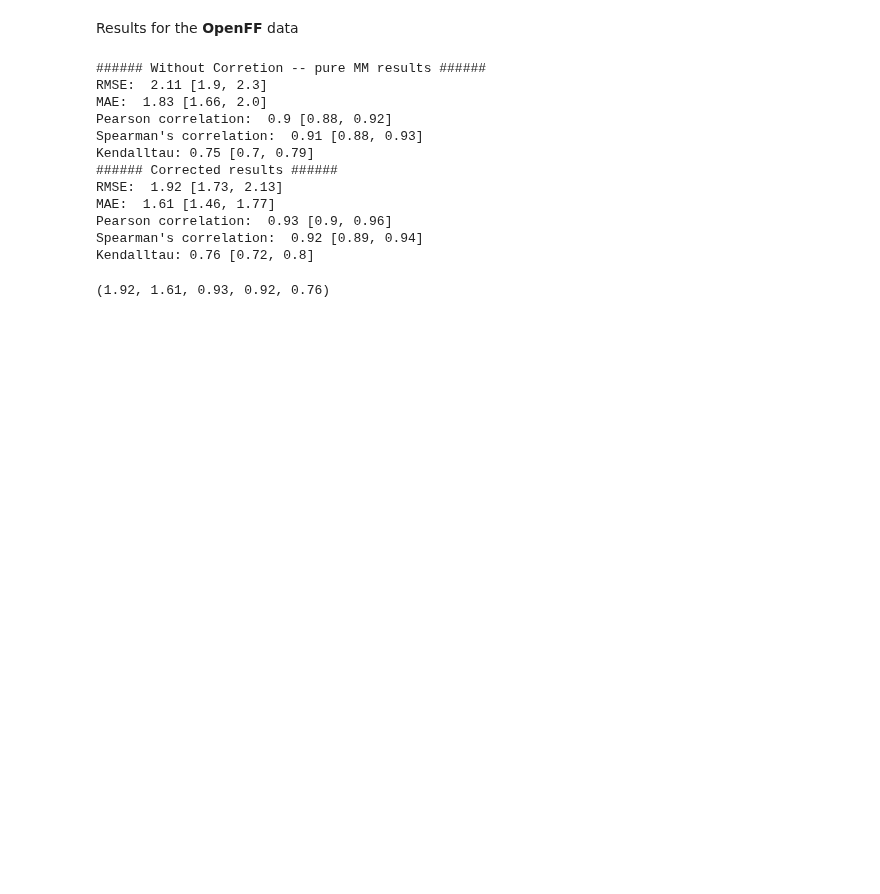
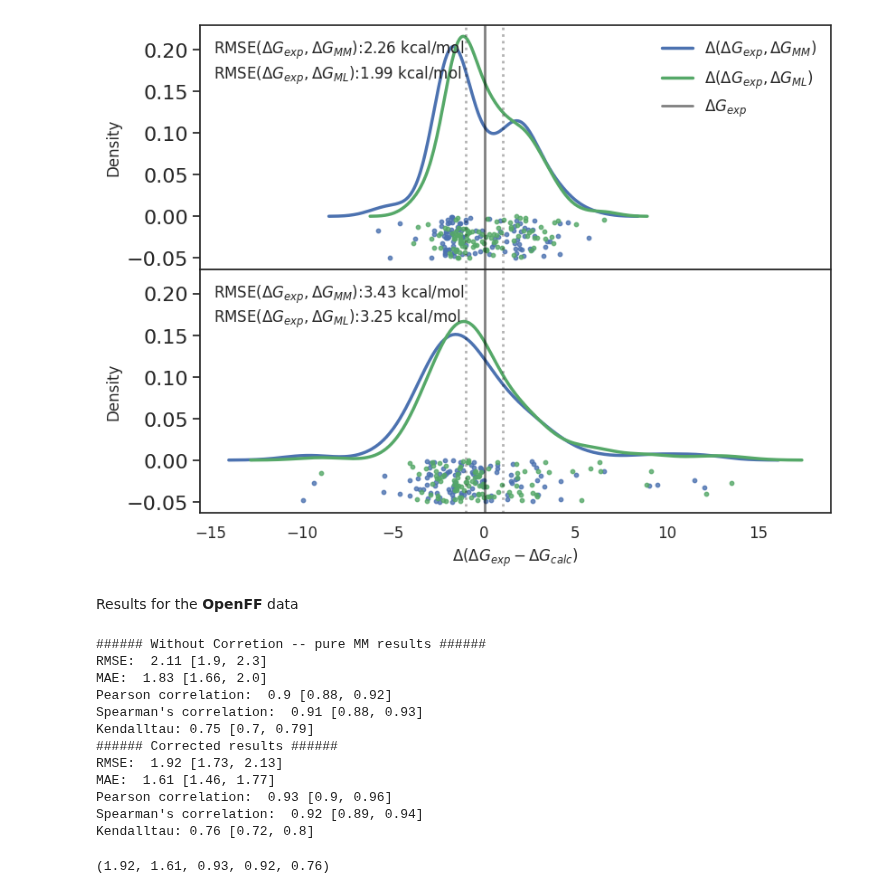
Before and after one commit to JohannesKarwou/notebooks, a Jupyter notebook: combinedDataset.ipynb, the cells around one changed output. Cells and saved outputs as stored; diff of their text form; code cells hidden in the pictures; blank space fills up the shorter version.

```diff
--- a/combinedDataset.ipynb
+++ b/combinedDataset.ipynb
@@ -329,0 +337,95 @@ plt.savefig("KDEallData.pdf",bbox_inches='tight')
+# %%
+colors = sns.color_palette("flare", n_colors = 201)
+
+fig, ax = plt.subplots(
+    2, 1, figsize=(9, 7), sharex=True, sharey=True,
+)
+fig.subplots_adjust(hspace=0, wspace=0.0)
+
+data["EXS correction"] = np.abs(data["ML-ASFE [kcal/mol]"]-data["MM-ASFE [kcal/mol]"])
+data = data.drop(data[np.abs(data['EXS correction']) < 0.1 ].index)
+
+sns.kdeplot(data=data["Exp [kcal/mol]"]-data["MM-ASFE [kcal/mol]"],lw=2.5,ax=ax[0], c=c1,label=r'$\Delta(\Delta G_{exp}, \Delta G_{MM}$)')
+sns.kdeplot(data=data["Exp [kcal/mol]"]-data["ML-ASFE [kcal/mol]"],lw=2.5, c=c3,ax=ax[0], label=r'$\Delta(\Delta G_{exp}, \Delta G_{ML}$)')
+
+ax[0].axvline(x=-1, color="black", lw=2,alpha=0.3, ls=":")
+ax[0].axvline(x=0.0, color="black", lw=2,alpha=0.5, ls="-", label=r"$\Delta G_{exp}$")
+ax[0].axvline(x=1, color="black", lw=2,alpha=0.3, ls=":")
+
+ax[0].scatter(
+    data["Exp [kcal/mol]"]-data["MM-ASFE [kcal/mol]"],
+    np.random.uniform(low= -.05, high=0.0, size=len(data["ML-ASFE [kcal/mol]"])),
+    s=10,
+    color=c1,
+    alpha=0.8,
+)
+ax[0].scatter(
+    data["Exp [kcal/mol]"]-data["ML-ASFE [kcal/mol]"],
+    np.random.uniform(low= -.05, high=0, size=len(data["ML-ASFE [kcal/mol]"])),
+    s=10,
+    color=c3,
+    alpha=0.8,
+)
+
+axs = plt.gca()
+rmse_mm = np.sqrt(np.mean((data["Exp [kcal/mol]"]-data["MM-ASFE [kcal/mol]"])**2))
+rmse_qml = np.sqrt(np.mean((data["Exp [kcal/mol]"]-data["ML-ASFE [kcal/mol]"])**2))
+
+
+at = AnchoredText(
+    f'RMSE$(\Delta G_{{exp}}, \Delta G_{{MM}})$:{rmse_mm:.2f} kcal/mol\nRMSE$(\Delta G_{{exp}}, \Delta G_{{ML}}$):{rmse_qml:.2f} kcal/mol',
+    prop={"fontsize": 12},
+    frameon=False,
+    loc="upper left",
+    # bbox_to_anchor=(0.5, 1.15),
+    bbox_transform=ax[0].transAxes,
+)
+# at.patch.set_boxstyle("round,pad=0.,rounding_size=0.2")
+ax[0].add_artist(at)
+
+
+########### Second PLOT - CGENFF ############
+
+sns.kdeplot(data=data["Exp [kcal/mol]"]-data["dG (TF) lrc"],lw=2.5,ax=ax[1], c=c1,label=r'$\Delta(\Delta G_{exp}, \Delta G_{MM}$)')
+sns.kdeplot(data=data["Exp [kcal/mol]"]-data["Jar result"],lw=2.5, c=c3,ax=ax[1], label=r'$\Delta(\Delta G_{exp}, \Delta G_{ML}$)')
+
+ax[1].axvline(x=-1, color="black", lw=2,alpha=0.3, ls=":")
+ax[1].axvline(x=0.0, color="black", lw=2,alpha=0.5, ls="-", label=r"$\Delta G_{exp}$")
+ax[1].axvline(x=1, color="black", lw=2,alpha=0.3, ls=":")
+
+ax[1].scatter(
+    data["Exp [kcal/mol]"]-data["dG (TF) lrc"],
+    np.random.uniform(low= -.05, high=0.0, size=len(data["Jar result"])),
+    s=10,
+    color=c1,
+    alpha=0.8,
+)
+ax[1].scatter(
+    data["Exp [kcal/mol]"]-data["Jar result"],
+    np.random.uniform(low= -.05, high=0, size=len(data["Jar result"])),
+    s=10,
+    color=c3,
+    alpha=0.8,
+)
+
+axs = plt.gca()
+rmse_mm = np.sqrt(np.mean((data["Exp [kcal/mol]"]-data["dG (TF) lrc"])**2))
+rmse_qml = np.sqrt(np.mean((data["Exp [kcal/mol]"]-data["Jar result"])**2))
+
+
+at = AnchoredText(
+    f'RMSE$(\Delta G_{{exp}}, \Delta G_{{MM}})$:{rmse_mm:.2f} kcal/mol\nRMSE$(\Delta G_{{exp}}, \Delta G_{{ML}}$):{rmse_qml:.2f} kcal/mol',
+    prop={"fontsize": 12},
+    frameon=False,
+    loc="upper left",
+    # bbox_to_anchor=(0.5, 1.15),
+    bbox_transform=ax[1].transAxes,
+)
+# at.patch.set_boxstyle("round,pad=0.,rounding_size=0.2")
+ax[1].add_artist(at)
+
+# plt.ylim([-0.06,0.4])
+ax[0].legend(fontsize=12, frameon=False)
+ax[1].set_xlabel(r"$\Delta(\Delta G_{{exp}}-\Delta G_{{calc}})$")
+# plt.savefig("KDEcombined.png",bbox_inches='tight')
+# %% [output]
@@ -330,3 +433,4 @@ plt.savefig("KDEallData.pdf",bbox_inches='tight')
+[figure, added]
 # %%
 def bootstrap_metric(fct, x_values, y_values, p_value=False):
     bootstrapped_metric = []
```
Also changed, not shown: parts of 6 cells of this notebook.
